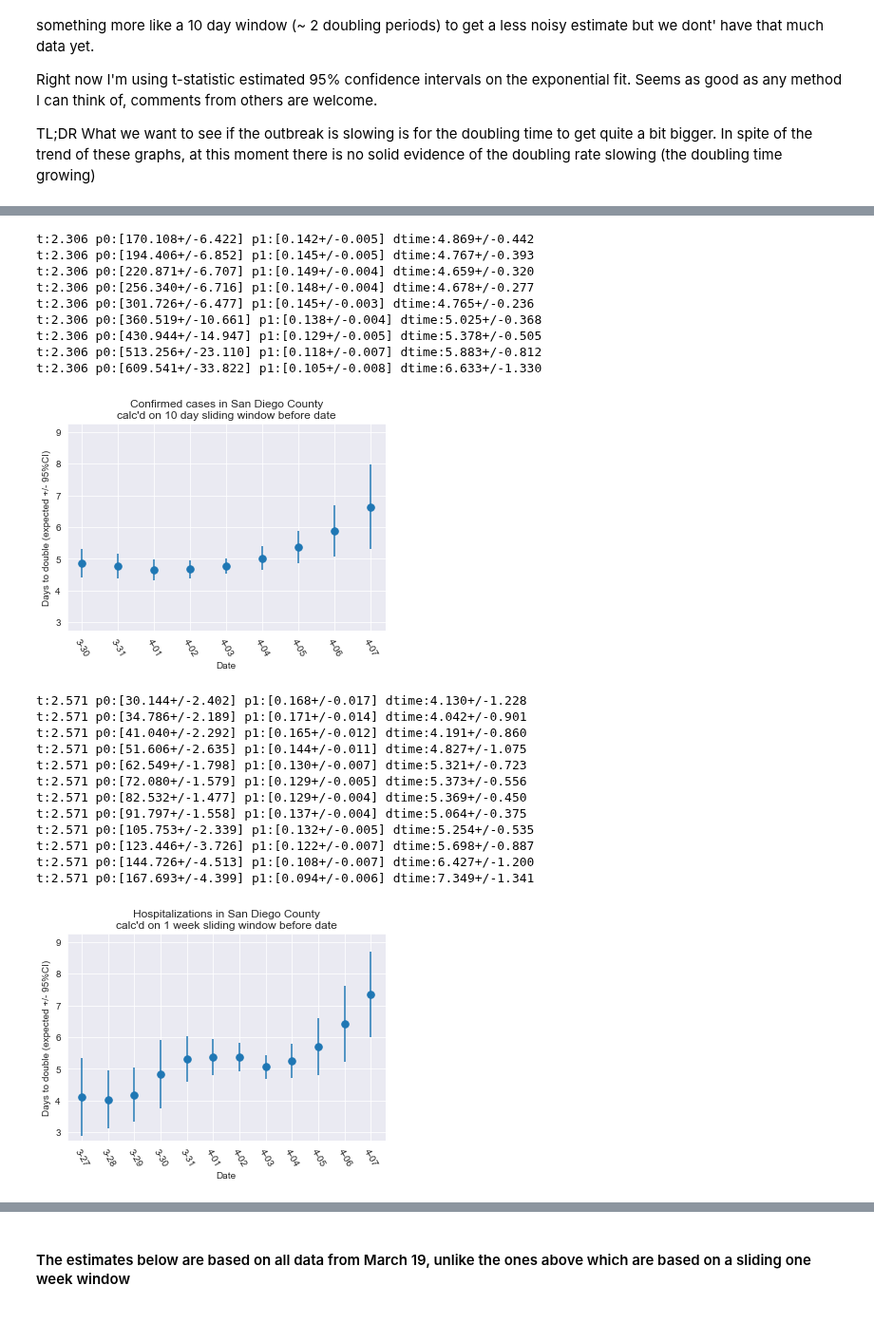
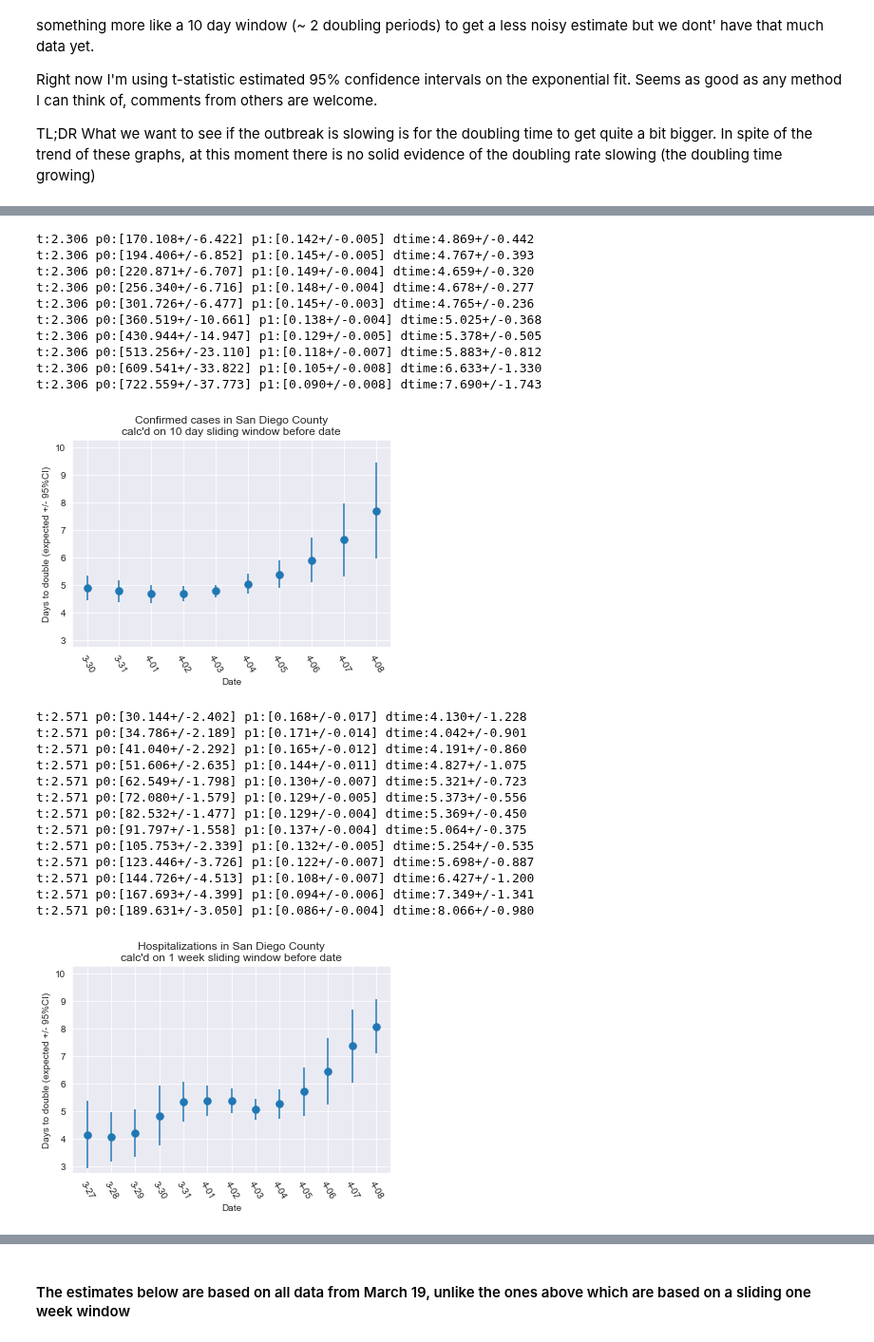
Before and after one commit to jasongfleischer/SanDiegoCountyCOVID19, a Jupyter notebook: San Diego Country Coronavirus History.ipynb, the cells around one changed output, grey strips where cells are left out. Shown at 95% size. Drawn from its saved outputs; the diff is of its cells as text; code cells hidden in the pictures.

```diff
--- a/San Diego Country Coronavirus History.ipynb
+++ b/San Diego Country Coronavirus History.ipynb
@@ -261,7 +262,7 @@ plt.errorbar( ix, ex, yerr=er, fmt='.', markersize=15)
 plt.title('Confirmed cases in San Diego County\ncalc\'d on 10 day sliding window before date')
 plt.ylabel('Days to double (expected +/- 95%CI)')
 plt.xlabel('Date')
-plt.ylim([2.75, 9.25])
+plt.ylim([2.75, 10.25])
 plt.xticks(rotation=-60)
 plt.savefig('Plots/casedoubling10day.png',dpi=300);
 # %% [output]
@@ -274,7 +275,8 @@ t:2.306 p0:[360.519+/-10.661] p1:[0.138+/-0.004] dtime:5.025+/-0.368
 t:2.306 p0:[430.944+/-14.947] p1:[0.129+/-0.005] dtime:5.378+/-0.505
 t:2.306 p0:[513.256+/-23.110] p1:[0.118+/-0.007] dtime:5.883+/-0.812
 t:2.306 p0:[609.541+/-33.822] p1:[0.105+/-0.008] dtime:6.633+/-1.330
+t:2.306 p0:[722.559+/-37.773] p1:[0.090+/-0.008] dtime:7.690+/-1.743
-[figure, old version]
+[figure, new version]
 # %%
 #hospitalizations has a weird negative change on the 23rd, I'm guessing using anything before that will be bad;
 # So the 30th is the first date I'd trust
@@ -284,35 +286,36 @@ ex = []
 er = []
 ix = []
 
 # calc doubling time in a sliding window backwards 1 week for each day
 for day in hospitalizations[start_calc:].index:
     todate = day
     fromdate = (pd.Timestamp(day)-pd.Timedelta('6 days')).isoformat().split('T')[0]
     doubling_time, ci95, hosp_p_est, hosp_p_cov = estimate_doubling_time(hospitalizations[fromdate:todate])
     ex.append( doubling_time )
     er.append( ci95 )
     ix.append( day[-4:] )
 plt.errorbar( ix, ex, yerr=er, fmt='.', markersize=15)
 plt.title('Hospitalizations in San Diego County\ncalc\'d on 1 week sliding window before date')
 plt.ylabel('Days to double (expected +/- 95%CI)')
 plt.xlabel('Date')
-plt.ylim([2.75, 9.25])
+plt.ylim([2.75, 10.25])
 plt.xticks(rotation=-60)
 plt.savefig('Plots/hospitaldoubling.png',dpi=300);
 # %% [output]
 t:2.571 p0:[30.144+/-2.402] p1:[0.168+/-0.017] dtime:4.130+/-1.228
 t:2.571 p0:[34.786+/-2.189] p1:[0.171+/-0.014] dtime:4.042+/-0.901
 t:2.571 p0:[41.040+/-2.292] p1:[0.165+/-0.012] dtime:4.191+/-0.860
 t:2.571 p0:[51.606+/-2.635] p1:[0.144+/-0.011] dtime:4.827+/-1.075
 t:2.571 p0:[62.549+/-1.798] p1:[0.130+/-0.007] dtime:5.321+/-0.723
 t:2.571 p0:[72.080+/-1.579] p1:[0.129+/-0.005] dtime:5.373+/-0.556
 t:2.571 p0:[82.532+/-1.477] p1:[0.129+/-0.004] dtime:5.369+/-0.450
 t:2.571 p0:[91.797+/-1.558] p1:[0.137+/-0.004] dtime:5.064+/-0.375
 t:2.571 p0:[105.753+/-2.339] p1:[0.132+/-0.005] dtime:5.254+/-0.535
 t:2.571 p0:[123.446+/-3.726] p1:[0.122+/-0.007] dtime:5.698+/-0.887
 t:2.571 p0:[144.726+/-4.513] p1:[0.108+/-0.007] dtime:6.427+/-1.200
 t:2.571 p0:[167.693+/-4.399] p1:[0.094+/-0.006] dtime:7.349+/-1.341
+t:2.571 p0:[189.631+/-3.050] p1:[0.086+/-0.004] dtime:8.066+/-0.980
-[figure, old version]
+[figure, new version]
 # %%
 
 start_calc = '2020-03-30'
```
Also changed, not shown: parts of 14 cells of this notebook, 12 other files.
